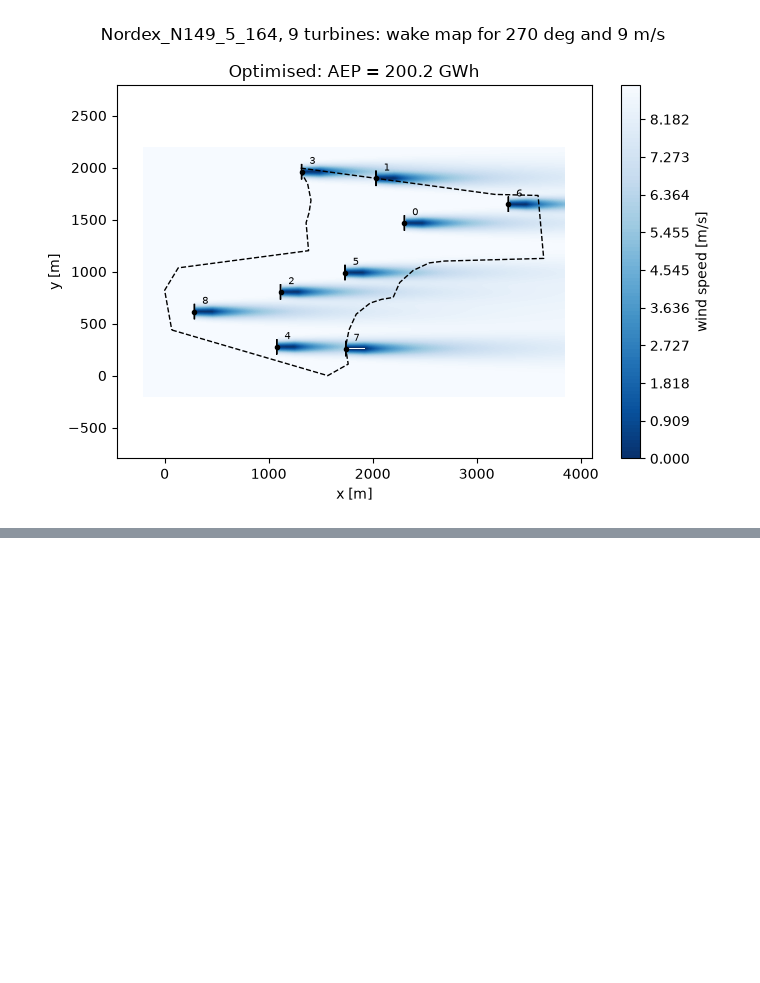
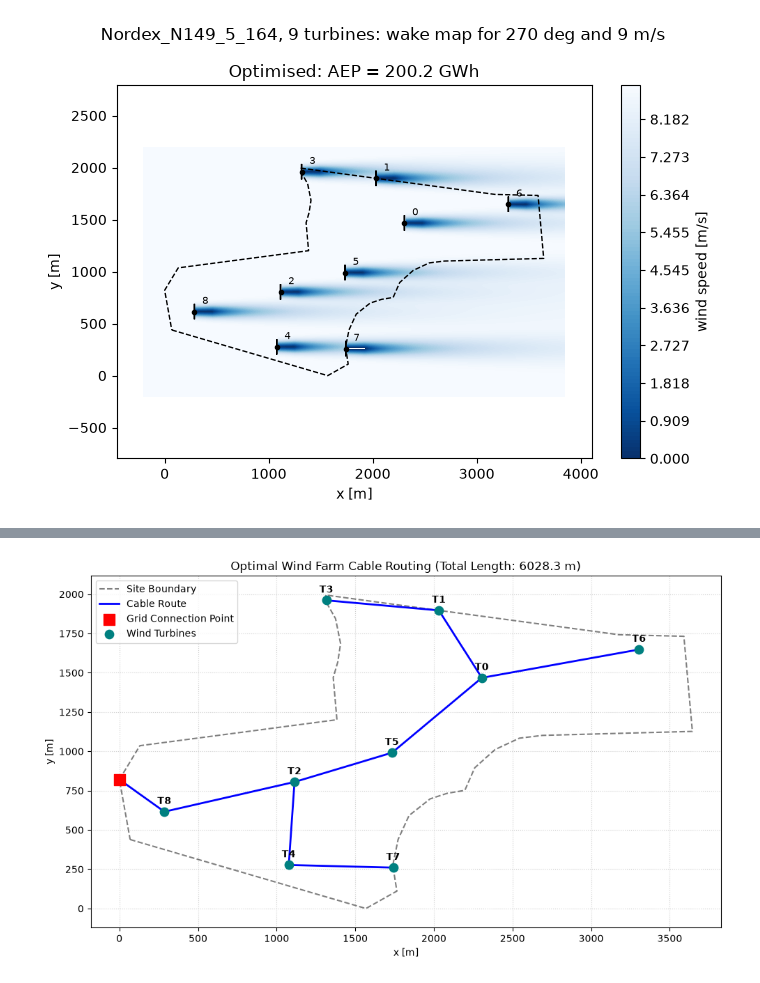
Before and after one commit to aewalter/Wind-Coursework, a Jupyter notebook: Wind_Farm_Optimisation.ipynb, the cells around one changed output, grey strips where cells are left out. Drawn from its saved outputs; the diff is of its cells as text; code cells hidden in the pictures; blank space fills up the shorter version.

Commit message:
grid connection optimized

```diff
--- a/Wind_Farm_Optimisation.ipynb
+++ b/Wind_Farm_Optimisation.ipynb
@@ -671,3 +671,97 @@ print(coords)
 7  1741.182846   260.270470
 8   286.265609   616.127904
 [figure]
+# %%
+import numpy as np
+import pandas as pd
+import matplotlib.pyplot as plt
+from pyproj import Proj
+from scipy.spatial.distance import cdist
+from scipy.sparse.csgraph import minimum_spanning_tree
+
+# --- 1. RECREATE SITE ORIGIN (from your KML setup) ---
+coords_text = """
+1.206860519027202,51.36446385128804,0 1.228540535625071,51.36084646145472,0 1.231326914666149,51.36188554554997,0 1.230900428385338,51.36335221424344,0 1.231327805526934,51.36484423631089,0 1.232271635958224,51.36622022749638,0 1.234157153928741,51.36720473911184,0 1.235699875038621,51.36754714218748,0 1.237311169556172,51.36773970677682,0 1.23816843336801,51.36904525549213,0 1.23998567737952,51.37011530661318,0 1.242180078810307,51.37080004683563,0 1.244278951540922,51.37099084556765,0 1.257965756297754,51.37142367570682,0 1.256980499819131,51.37685128614747,0 1.25101941585005,51.37685381922977,0 1.224173520164562,51.3787160209091,0 1.224263858984787,51.37828483960372,0 1.225127525628988,51.37738319886369,0 1.225643005910668,51.3759615509838,0 1.225426984561819,51.37490328765479,0 1.225044701109166,51.37401101384313,0 1.22547755707124,51.37160360959665,0 1.20754064599127,51.36984418480619,0 1.205743544487601,51.36788013238516,0 1.206860519027202,51.36446385128804,0
+"""
+raw_coords = [list(map(float, c.split(',')[:2])) for c in coords_text.strip().split()]
+lons = np.array([c[0] for c in raw_coords])
+lats = np.array([c[1] for c in raw_coords])
+
+proj = Proj(proj='utm', zone=31, ellps='WGS84', datum='WGS84')
+x_utm, y_utm = proj(lons, lats)
+x_origin, y_origin = x_utm.min(), y_utm.min()
+site_boundary_vertices = np.column_stack((x_utm - x_origin, y_utm - y_origin))
+
+# --- 2. CONVERT CONNECTION POINT TO LOCAL (x, y) ---
+conn_lon, conn_lat = 1.257965756297754, 51.37142367570682
+conn_x_utm, conn_y_utm = proj(conn_lon, conn_lat)
+conn_point = np.array([[conn_x_utm - x_origin, conn_y_utm - y_origin]])
+
+# --- 3. INPUT TURBINE COORDINATES (Dynamic size) ---
+# You can replace this directly with np.column_stack((state['x'], state['y']))
+turbine_data = [
+    [2305.186085, 1468.046187],
+    [2031.822575, 1897.085894],
+    [1113.943931,  805.266416],
+    [1316.484154, 1961.013958],
+    [1077.334510,  277.085224],
+    [1733.768614,  991.380238],
+    [3304.858701, 1647.977214],
+    [1741.182846,  260.270470],
+    [ 286.265609,  616.127904]
+]
+turbines_xy = np.array(turbine_data)
+
+# --- 4. COMPUTE OPTIMAL CABLE ROUTING (Minimum Spanning Tree) ---
+# Node 0 is the connection point; Nodes 1 to N are Turbines 0 to N-1
+all_nodes = np.vstack((conn_point, turbines_xy))
+node_labels = ["Substation / Point"] + [f"Turbine {i}" for i in range(len(turbines_xy))]
+
+# Pairwise Euclidean distance matrix between all points
+dist_matrix = cdist(all_nodes, all_nodes, metric='euclidean')
+
+# Compute the Minimum Spanning Tree
+mst = minimum_spanning_tree(dist_matrix)
+mst_array = mst.toarray()
+
+# Extract cable segments and compute total length
+connections = np.argwhere(mst_array > 0)
+total_cable_length = mst_array.sum()
+
+print(f"=== OPTIMAL CABLE ROUTING RESULTS ===")
+print(f"Connection point local coords: x = {conn_point[0,0]:.2f} m, y = {conn_point[0,1]:.2f} m")
+print(f"Total Optimal Cable Length: {total_cable_length:.2f} meters ({total_cable_length/1000:.3f} km)\n")
+print("Cable Segments:")
+for idx_from, idx_to in connections:
+    length = mst_array[idx_from, idx_to]
+    print(f"  - {node_labels[idx_from]} <---> {node_labels[idx_to]} : {length:.2f} m")
+
+# --- 5. PLOT THE CABLE LAYOUT ---
+plt.figure(figsize=(10, 6))
+
+# Plot site boundary
+plt.plot(site_boundary_vertices[:, 0], site_boundary_vertices[:, 1], 'k--', alpha=0.5, label='Site Boundary')
+
+# Plot cable connections
+for i, (idx_from, idx_to) in enumerate(connections):
+    p1 = all_nodes[idx_from]
+    p2 = all_nodes[idx_to]
+    plt.plot([p1[0], p2[0]], [p1[1], p2[1]], 'b-', linewidth=2, label='Cable Route' if i == 0 else "")
+
+# Plot connection point and turbines
+plt.scatter(conn_point[:, 0], conn_point[:, 1], color='red', s=120, marker='s', zorder=5, label='Grid Connection Point')
+plt.scatter(turbines_xy[:, 0], turbines_xy[:, 1], color='teal', s=80, zorder=5, label='Wind Turbines')
+
+# Annotate turbine numbers
+for i, (x, y) in enumerate(turbines_xy):
+    plt.annotate(f"T{i}", (x, y), textcoords="offset points", xytext=(0, 8), ha='center', fontweight='bold')
+
+plt.xlabel('x [m]')
+plt.ylabel('y [m]')
+plt.title(f'Optimal Wind Farm Cable Routing (Total Length: {total_cable_length:.1f} m)')
+plt.legend()
+plt.grid(True, linestyle=':', alpha=0.6)
+plt.axis('equal')
+plt.tight_layout()
+plt.show()
+# %% [output]
@@ -673,0 +782 @@ print(coords)
+[figure, added]
```
Also changed, not shown: parts of 1 cell of this notebook.
